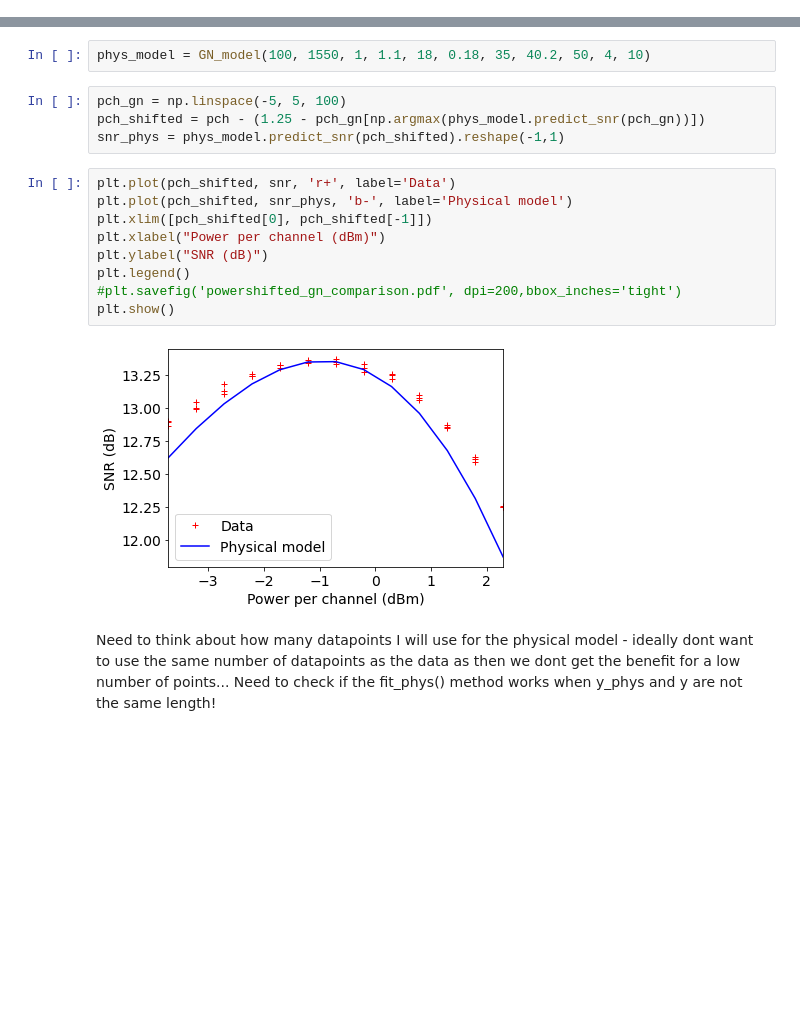
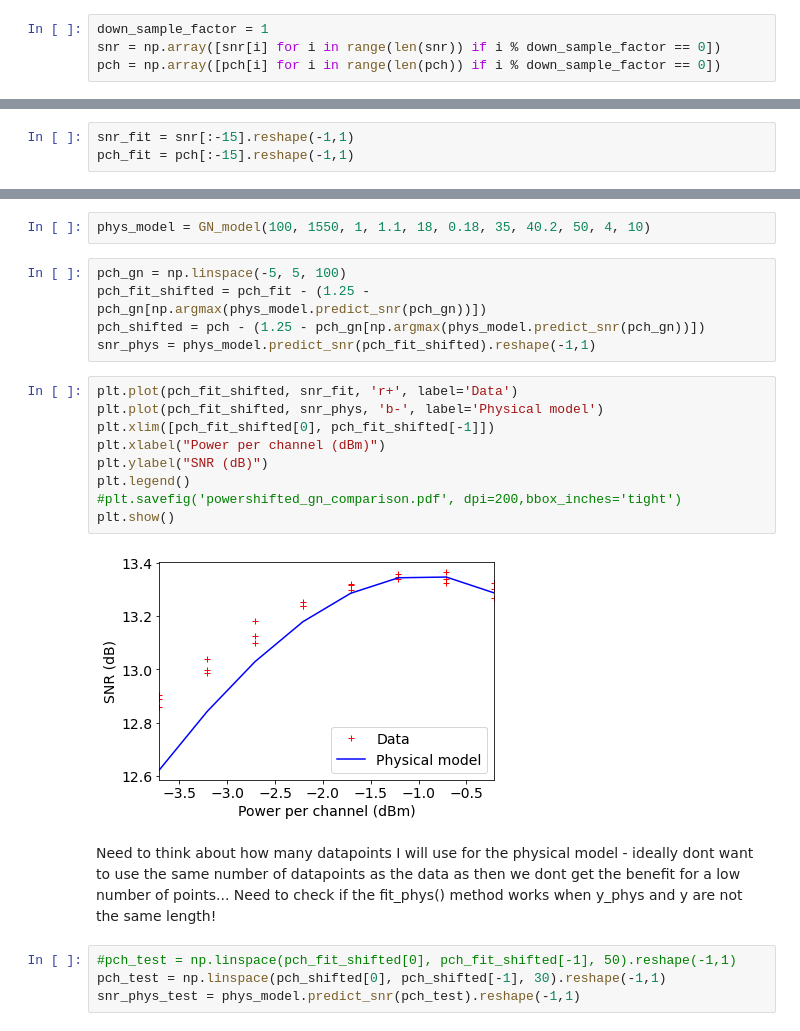
Before and after one commit to joshnevin/physics_enhanced_GPs, a Jupyter notebook: physical_model_enhanced_gps.ipynb, the cells around one changed output, grey strips where cells are left out. Drawn from its saved outputs; the diff is of its cells as text; blank space fills up the shorter version.

Commit message:
implemented predictions on unseen data

```diff
--- a/physical_model_enhanced_gps.ipynb
+++ b/physical_model_enhanced_gps.ipynb
@@ -15,0 +20,4 @@ pch = np.genfromtxt(open(str(data_dir) + "pchexppchsam100.csv", "r"), delimiter=
+# %%
+down_sample_factor = 1
+snr = np.array([snr[i] for i in range(len(snr)) if i % down_sample_factor == 0])
+pch = np.array([pch[i] for i in range(len(pch)) if i % down_sample_factor == 0])
@@ -15,0 +38,3 @@ pch = np.genfromtxt(open(str(data_dir) + "pchexppchsam100.csv", "r"), delimiter=
+# %%
+snr_fit = snr[:-15].reshape(-1,1)
+pch_fit = pch[:-15].reshape(-1,1)
@@ -72,18 +108,23 @@ class GN_model:
 phys_model = GN_model(100, 1550, 1, 1.1, 18, 0.18, 35, 40.2, 50, 4, 10)
 # %%
 pch_gn = np.linspace(-5, 5, 100)
+pch_fit_shifted = pch_fit - (1.25 - pch_gn[np.argmax(phys_model.predict_snr(pch_gn))])
 pch_shifted = pch - (1.25 - pch_gn[np.argmax(phys_model.predict_snr(pch_gn))])
-snr_phys = phys_model.predict_snr(pch_shifted).reshape(-1,1)
+snr_phys = phys_model.predict_snr(pch_fit_shifted).reshape(-1,1)
 # %%
-plt.plot(pch_shifted, snr, 'r+', label='Data')
-plt.plot(pch_shifted, snr_phys, 'b-', label='Physical model')
-plt.xlim([pch_shifted[0], pch_shifted[-1]])
+plt.plot(pch_fit_shifted, snr_fit, 'r+', label='Data')
+plt.plot(pch_fit_shifted, snr_phys, 'b-', label='Physical model')
+plt.xlim([pch_fit_shifted[0], pch_fit_shifted[-1]])
 plt.xlabel("Power per channel (dBm)")
 plt.ylabel("SNR (dB)")
 plt.legend()
 #plt.savefig('powershifted_gn_comparison.pdf', dpi=200,bbox_inches='tight')
 plt.show()
 # %% [output]
-[figure, old version]
+[figure, new version]
 # %% [markdown]
 Need to think about how many datapoints I will use for the physical model - ideally dont want to use the same number of datapoints as the data as then we dont get the benefit for a low number of points... Need to check if the fit_phys() method works when y_phys and y are not the same length!
+# %%
+#pch_test = np.linspace(pch_fit_shifted[0], pch_fit_shifted[-1], 50).reshape(-1,1)
+pch_test = np.linspace(pch_shifted[0], pch_shifted[-1], 30).reshape(-1,1)
+snr_phys_test = phys_model.predict_snr(pch_test).reshape(-1,1)
```
Also changed, not shown: parts of 24 cells of this notebook.
